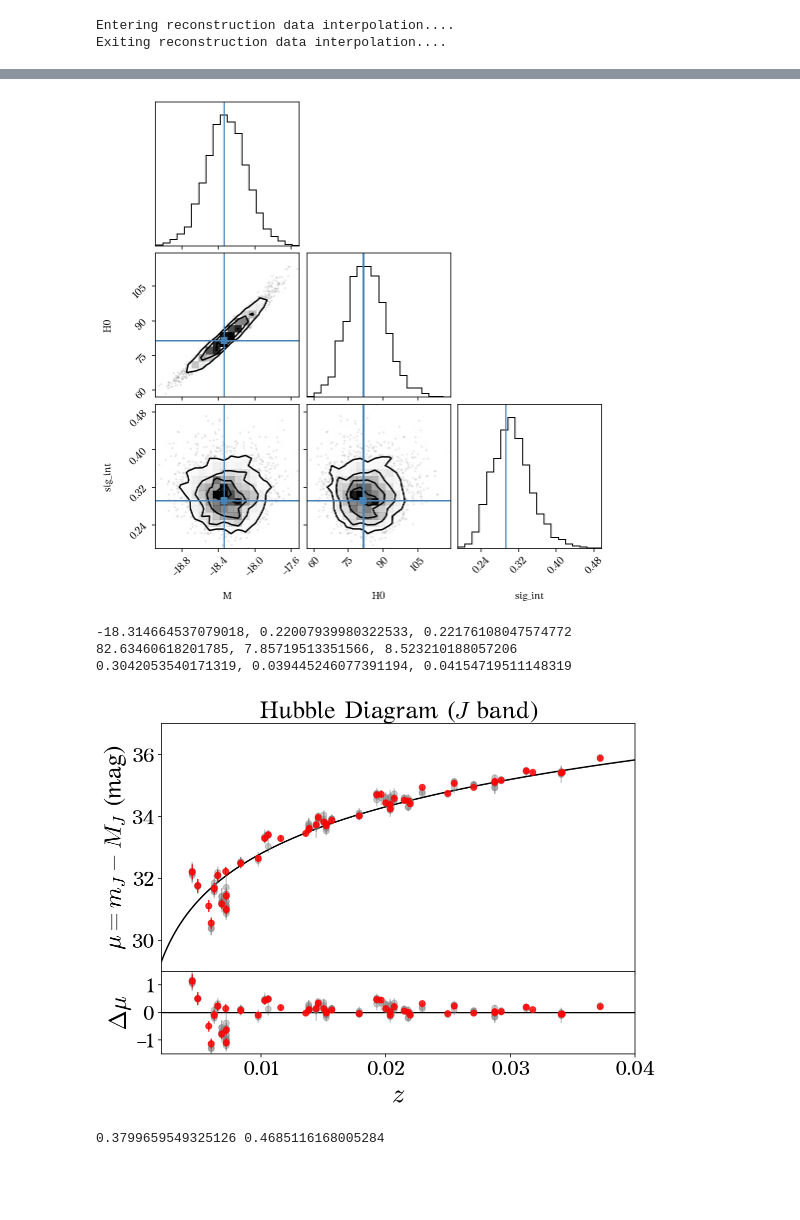
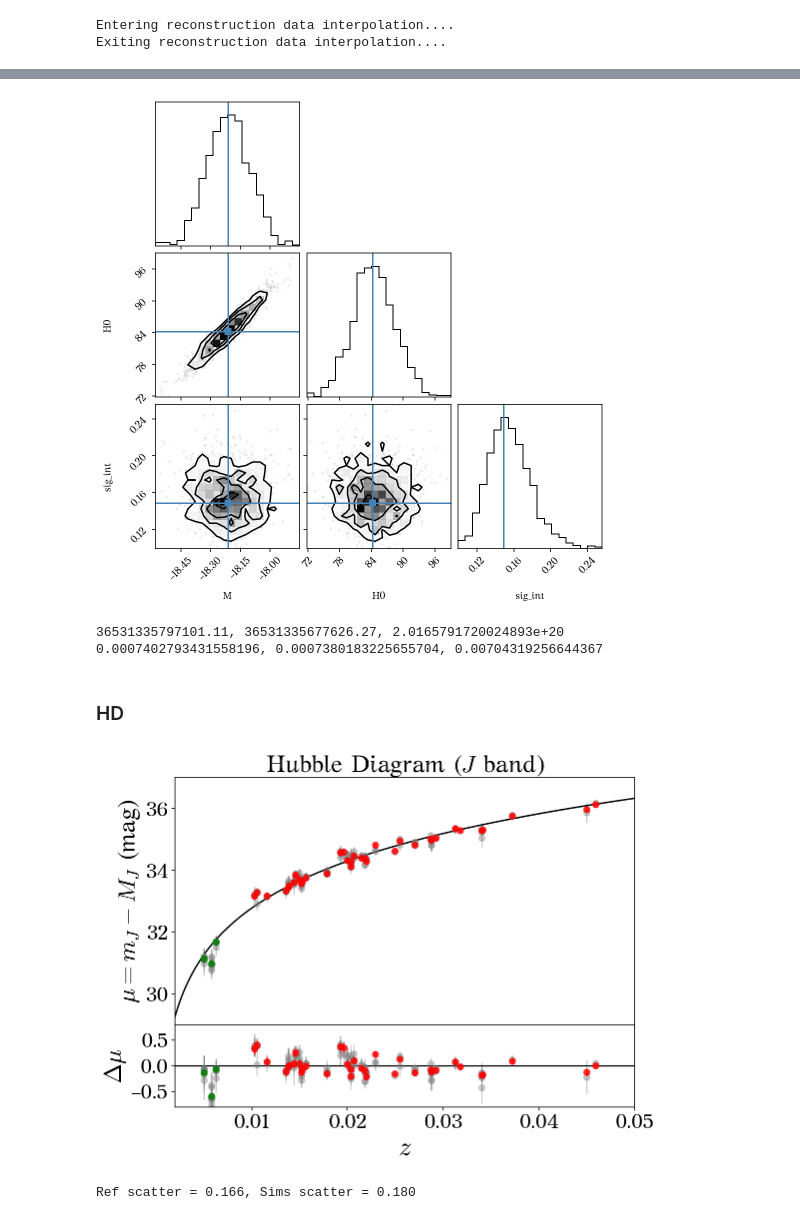
Before and after one commit to HOSTFLOWS/flows_sims, a Jupyter notebook: 4.hubble_diagram.ipynb, the cells around one changed output, grey strips where cells are left out. Drawn from its saved outputs; the diff is of its cells as text; code cells hidden in the pictures; blank space fills up the shorter version.

```diff
--- a/4.hubble_diagram.ipynb
+++ b/4.hubble_diagram.ipynb
@@ -226,7 +228,7 @@ def extract_parameters(sn_name, param, ref_bands, nir_bands, n_epochs):
     assert nir_bands in nir_bands_options, nir_message
 
     # sim
-    sim_file = os.path.join('sim_fits',
+    sim_file = os.path.join(SIMS_DIR,
                             sn_name,
                             (f'{sn_name}_{n_epochs}'
                              f'epochs_results_{nir_bands}.csv'))
@@ -305,7 +309,6 @@ nir_bands = 'JH'
 param = 'Jmax'
 n_epochs = 1
 band = param[0]
-
 
 # reference sample
 ref_df = pd.read_csv('reference_results_max_model.csv')
@@ -314,32 +317,42 @@ ref_df = add_coordinates(ref_df)
 ref_df = add_corrected_z(ref_df)
 
 # calibrator sample
-calib_dict = {'SN2007af':[-18.340, 0.046],
-             'SN2015F':[-18.430, 0.058],}
+# calib_dict = {'SN2007af':[-18.340, 0.046],
+#              'SN2015F':[-18.430, 0.058],}
+calib_dict = {'SN2007af':[31.75, 0.06],
+              'SN2012fr':[31.29, 0.07],
+             'SN2015F':[31.56, 0.07],}
 
 sn_list = []
 for sn in calib_dict.keys():
-    M, M_err = calib_dict[sn]
     sn_df = ref_df[ref_df.name==sn]
+    # M, M_err = calib_dict[sn]
+    # sn_df['M'] = np.array(M)
+    # sn_df['M_err'] = np.array(M_err)
+    M = sn_df[f'{param}_{ref_bands}'].values - calib_dict[sn][0]
+    M_err = calib_dict[sn][1]
     sn_df['M'] = np.array(M)
     sn_df['M_err'] = np.array(M_err)
     sn_list.append(sn_df)
-    ref_df = ref_df[ref_df.name!=sn]
 
 calib_df = pd.concat(sn_list)
 
-# simulations
+# simulations of the reference sample (including calibrators)
 sims_df = create_sims_df(param, ref_bands,
                           nir_bands, n_epochs, ref_df)
 mask = (sims_df.phase>-5) & (sims_df.phase<15)
 sims_df = sims_df[mask]
 
+# remove calibrators from reference sample
+ref_df = ref_df[~ref_df.name.isin(calib_df.name)]
+
+ref_df = ref_df[ref_df.z>0.01]
+sims_df = sims_df[sims_df.name.isin(list(ref_df.name)+list(calib_df.name))]
 #-----------
 # parameters
 
 # ref
 z_ref = ref_df.z_cmb_corr.values
-#z_ref = ref_df.z.values
 mag_ref = ref_df[f'{param}_{ref_bands}'].values
 
 mag_err_ref = ref_df[f'{param}_err_{ref_bands}'].values
@@ -349,7 +362,6 @@ err_ref = np.sqrt(mag_err_ref**2 + pec_err_ref**2 + z_err_ref**2)
 
 # calib
 z_calib = calib_df.z_cmb_corr.values
-#z_calib = calib_df.z.values
 mag_calib = calib_df[f'{param}_{ref_bands}'].values
 M_calib = calib_df['M'].values
 
@@ -359,7 +371,6 @@ err_calib = np.sqrt(mag_err_calib**2 + M_err_calib**2)
 
 # sims
 z_sims = sims_df.z_cmb_corr.values
-#z_sims = sims_df.z.values
 mag_sims = sims_df[param].values - sims_df['mmax_corr'].values
 
 mag_err_sims = sims_df[f'{param}_err'].values
@@ -456,10 +463,10 @@ print(soln.x)
 # %%
-pos = soln.x + 1e-4 * np.random.randn(50, 3)
+pos = soln.x + 1e-4 * np.random.randn(30, 3)
 nwalkers, ndim = pos.shape
 
 sampler = emcee.EnsembleSampler(nwalkers, ndim,
                                 log_probability, args=args, threads=10)
-sampler.run_mcmc(pos, 1000, progress=True);
+sampler.run_mcmc(pos, 800, progress=True);
 # %%
 fig, axes = plt.subplots(3, figsize=(10, 7), sharex=True)
 samples = sampler.get_chain()
@@ -477,11 +484,11 @@ axes[-1].set_xlabel("step number");
 # %%
-flat_samples = sampler.get_chain(discard=150, thin=15, flat=True)
+flat_samples = sampler.get_chain(discard=200, thin=15, flat=True)
 
 fig = corner.corner(flat_samples, labels=labels,
                     truths=soln.x
                    );
 # %% [output]
-[figure, old version]
+[figure, new version]
 # %%
 params_dict = {'M':None,
               'H0':None,
@@ -493,16 +500,18 @@ for i, param in zip(range(ndim), params_dict.keys()):
     print(f'{mcmc[1]}, {q[0]}, {q[1]}')
     params_dict[param] = mcmc[1]
 # %% [output]
--18.314664537079018, 0.22007939980322533, 0.22176108047574772
-82.63460618201785, 7.85719513351566, 8.523210188057206
-0.3042053540171319, 0.039445246077391194, 0.04154719511148319
+36531335797101.11, 36531335677626.27, 2.0165791720024893e+20
+0.0007402793431558196, 0.0007380183225655704, 0.00704319256644367
+# %% [markdown]
+### HD
 # %%
 M = params_dict['M']
 H0 = params_dict['H0']
 sig_int = params_dict['sig_int']
-cosmo = FlatLambdaCDM(H0=H0, Om0=0.99, Tcmb0=2.725)
 
 M, H0, sig_int = soln.x
+
+cosmo = FlatLambdaCDM(H0=H0, Om0=0.3, Tcmb0=2.725)
 
 z_cosmo = np.linspace(0, 0.05, 1000)
 mu_cosmo = cosmo.distmod(z_cosmo).value
@@ -517,39 +526,44 @@ fig, ax = plt.subplots(2, 1, figsize=(8, 6), sharex=True,
 
 # HD
 ax[0].errorbar(z_ref, mag_ref-M, yerr=err_ref,
             fmt='o', color='red', alpha=0.8, zorder=10)
+ax[0].errorbar(z_calib, mag_calib-M, yerr=err_calib,
+            fmt='o', color='green', alpha=0.8, zorder=10)
 ax[0].errorbar(z_sims, mag_sims-M, yerr=err_sims,
             fmt='o', color='gray', alpha=0.4)
 ax[0].plot(z_cosmo, mu_cosmo, c='k')
 
 # residual
 res_ref = (mag_ref-M)-cosmo.distmod(z_ref).value
+res_calib = (mag_calib-M)-cosmo.distmod(z_calib).value
 res_sims = (mag_sims-M)-cosmo.distmod(z_sims).value
 ax[1].errorbar(z_ref, res_ref, yerr=err_ref,
                fmt='o', color='red', alpha=0.8, zorder=10)
+ax[1].errorbar(z_calib, res_calib, yerr=err_calib,
+               fmt='o', color='green', alpha=0.8, zorder=10)
 ax[1].errorbar(z_sims, res_sims, yerr=err_sims,
                fmt='o', color='gray', alpha=0.4)
 ax[1].axhline(0, c='k')
 
 ax[0].set_ylabel(r'$\mu = m_{%s} - M_{%s}$ (mag)'%(band, band), fontsize=24)
 ax[0].set_title(f'Hubble Diagram (${band}$ band)', fontsize=24)
 ax[0].tick_params(labelsize=20)
 ax[0].set_ylim(29, 37)
 
 ax[1].set_xlabel('$z$', fontsize=26)
 ax[1].set_ylabel(r'$\Delta \mu$', fontsize=24)
 ax[1].tick_params(labelsize=20)
-ax[1].set_ylim(-1.5, 1.5)
-ax[1].set_xlim(0.002, 0.04)
+ax[1].set_ylim(-0.8, 0.8)
+ax[1].set_xlim(0.002, 0.05)
 
 fig.tight_layout()
 #plt.savefig(f'paper_plots/{param}_residuals.jpg')
 plt.show()
 # %% [output]
-[figure, old version]
+[figure, new version]
-# %%
-rms_ref = np.sqrt(np.mean(res_ref**2))
-rms_sims = np.sqrt(np.nanmean(res_sims**2))
-print(rms_ref, rms_sims)
-# %% [output]
-0.3799659549325126 0.4685116168005284
+# %%
+rms_ref = np.sqrt(np.mean(np.r_[res_ref**2]))
+rms_sims = np.sqrt(np.nanmean(res_sims[z_sims>0.01]**2))
+print(f'Ref scatter = {rms_ref:.3f}, Sims scatter = {rms_sims:.3f}')
+# %% [output]
+Ref scatter = 0.166, Sims scatter = 0.180
```
Also changed, not shown: parts of 26 cells of this notebook, 22 other files.
